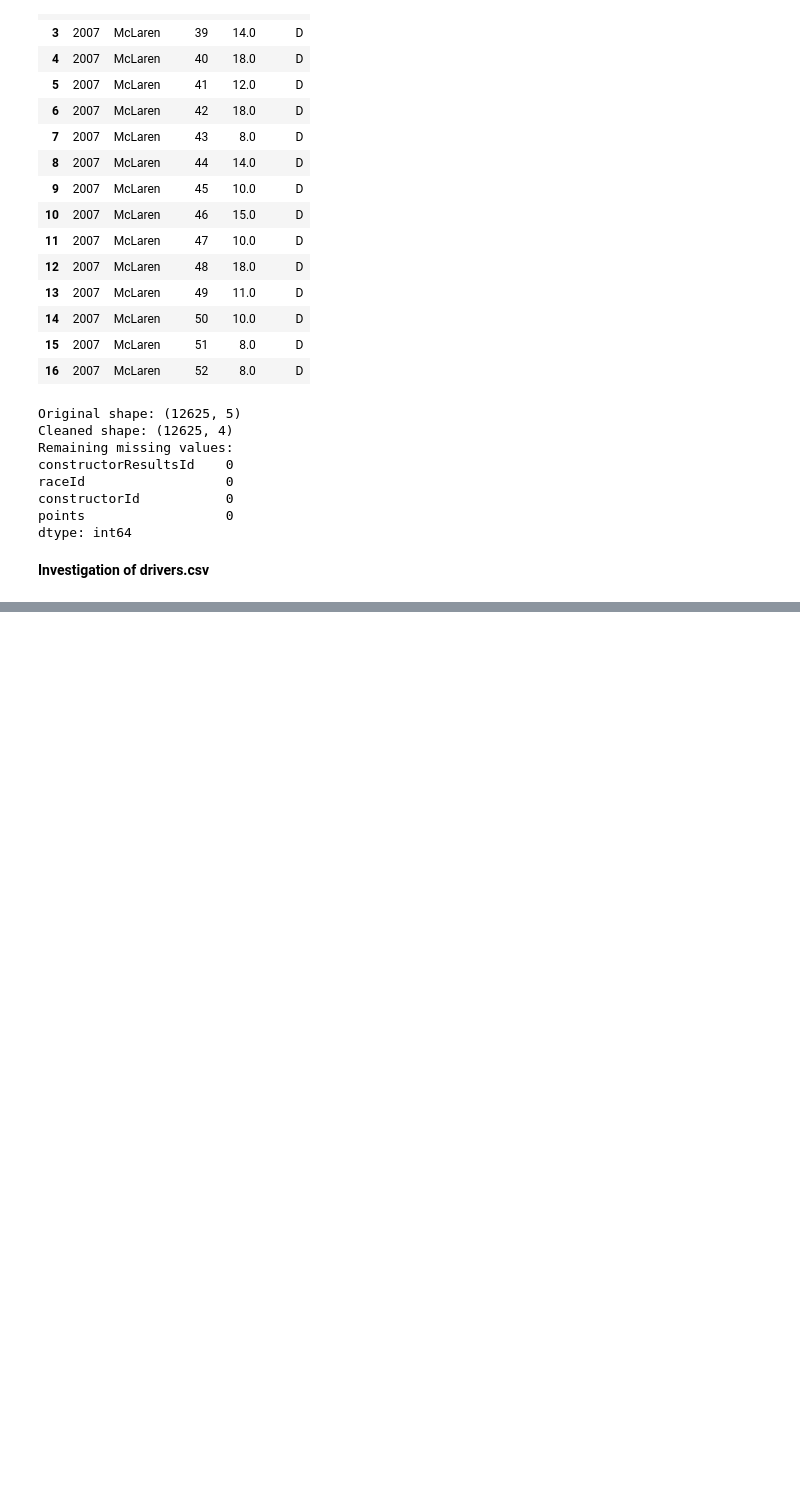
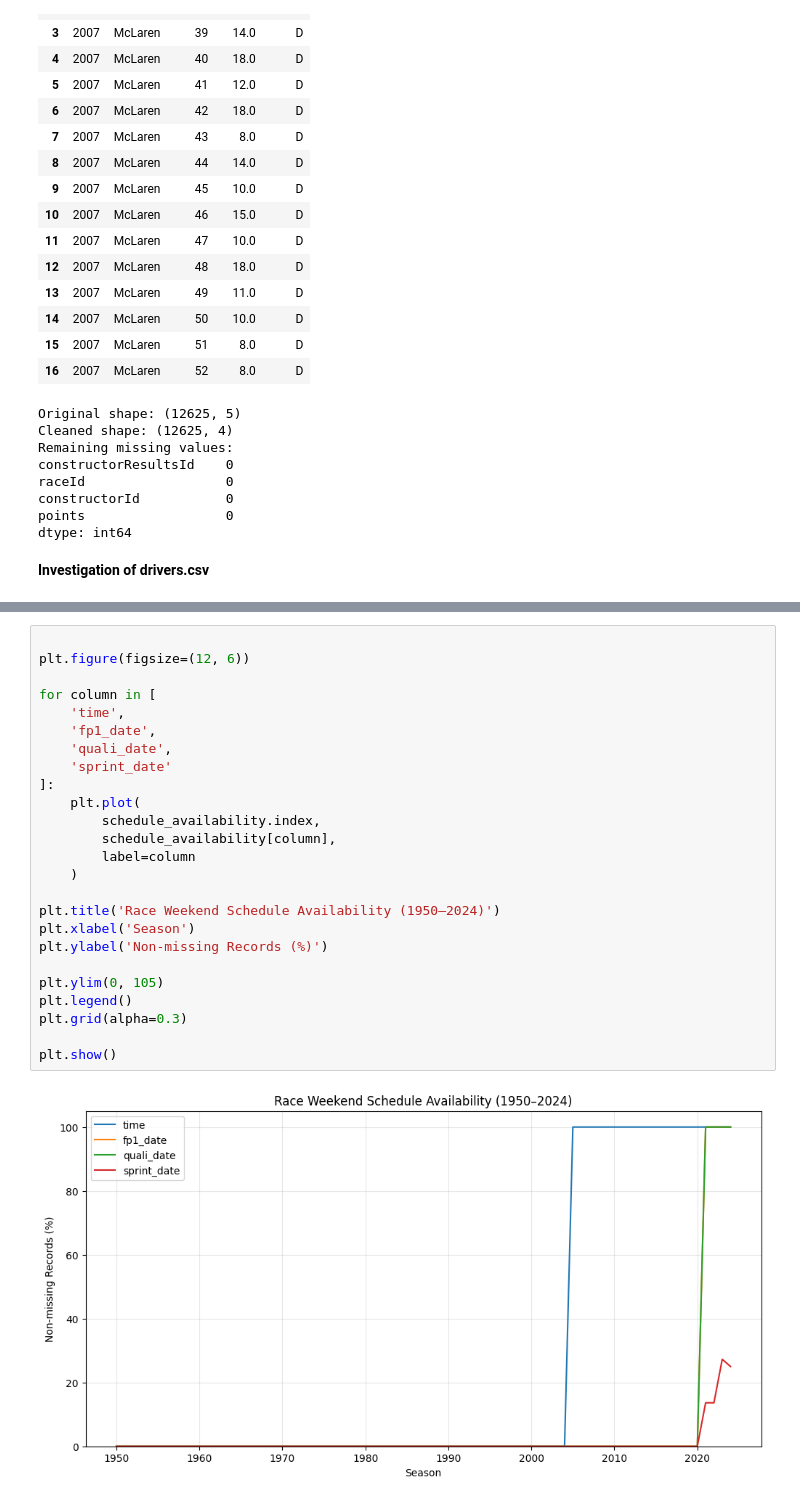
Before and after one commit to rolamedhat/team9_ACL, a Jupyter notebook: milestone1.ipynb, the cells around one changed output, grey strips where cells are left out. Drawn from its saved outputs; the diff is of its cells as text; blank space fills up the shorter version.

```diff
--- a/milestone1.ipynb
+++ b/milestone1.ipynb
@@ -1838,0 +2297,27 @@ Duplicate full names: 0
+# %%
+
+plt.figure(figsize=(12, 6))
+
+for column in [
+    'time',
+    'fp1_date',
+    'quali_date',
+    'sprint_date'
+]:
+    plt.plot(
+        schedule_availability.index,
+        schedule_availability[column],
+        label=column
+    )
+
+plt.title('Race Weekend Schedule Availability (1950–2024)')
+plt.xlabel('Season')
+plt.ylabel('Non-missing Records (%)')
+
+plt.ylim(0, 105)
+plt.legend()
+plt.grid(alpha=0.3)
+
+plt.show()
+# %% [output]
+[figure, added]
```
Also changed, not shown: parts of 43 cells of this notebook.
